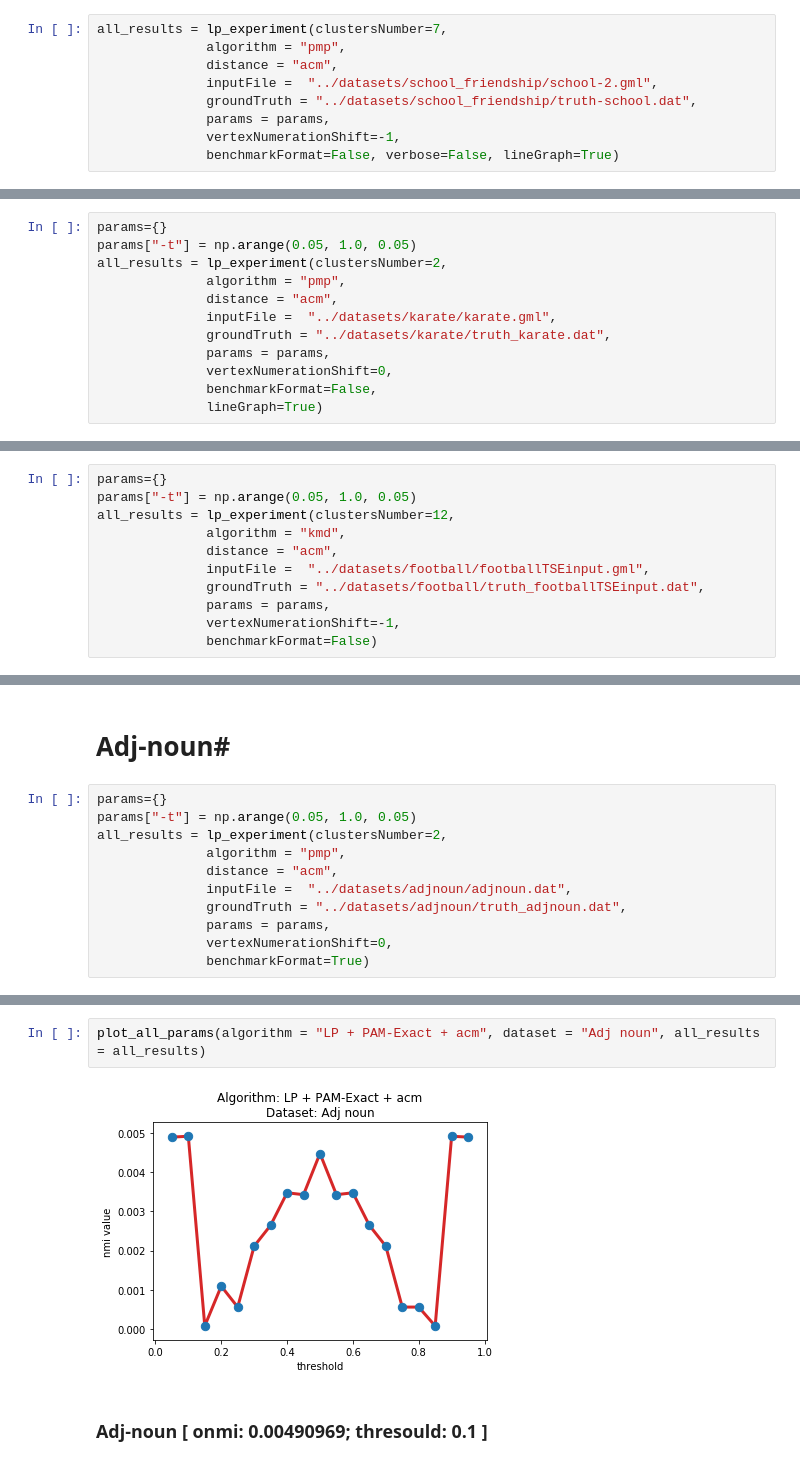
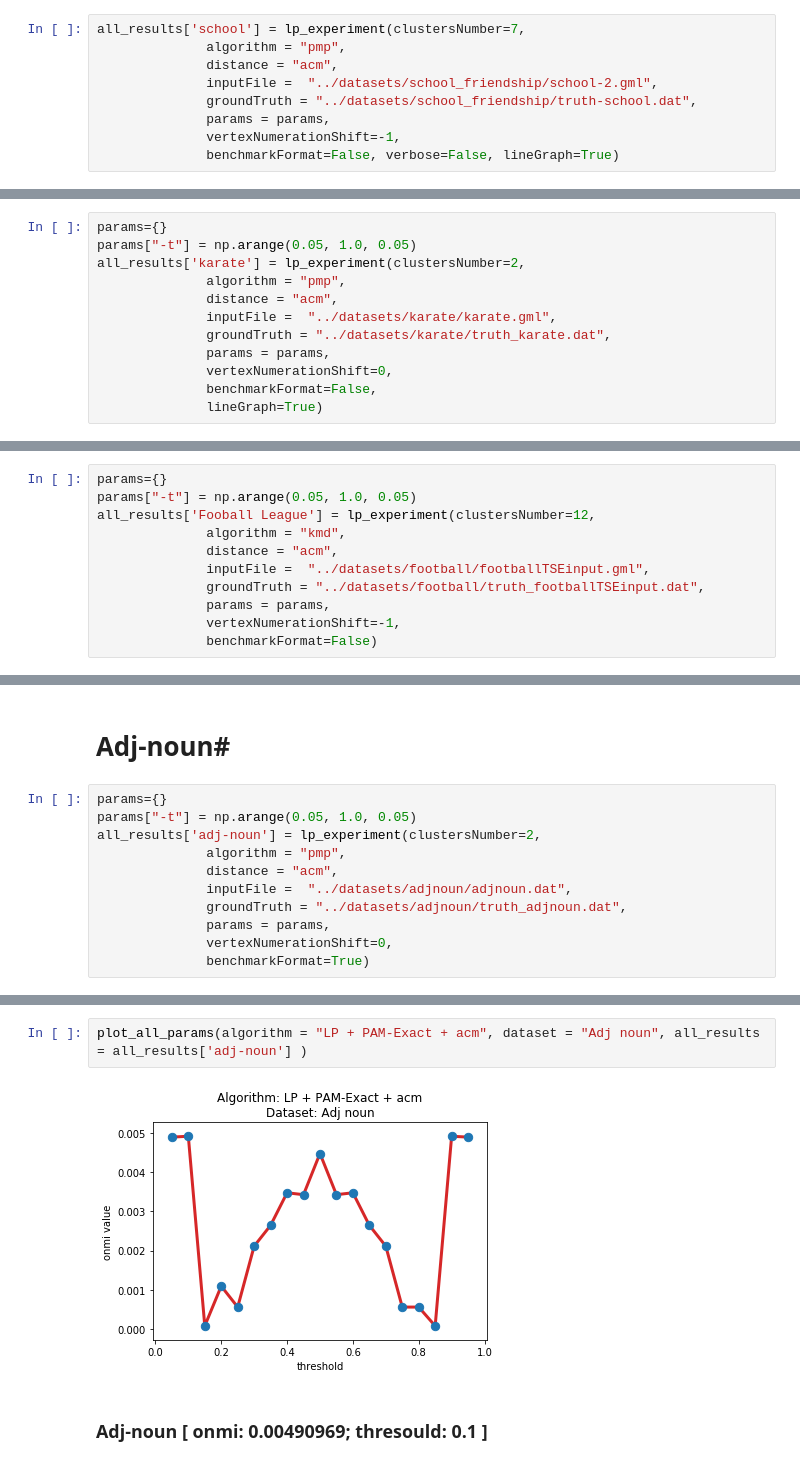
Before and after one commit to aponom84/lpam-clustering, a Jupyter notebook: Scripts/LPAM-Exact-Amplified-Commute-Distance.ipynb, the cells around one changed output, grey strips where cells are left out. Drawn from its saved outputs; the diff is of its cells as text.

```diff
--- a/Scripts/LPAM-Exact-Amplified-Commute-Distance.ipynb
+++ b/Scripts/LPAM-Exact-Amplified-Commute-Distance.ipynb
@@ -125,6 +147,6 @@ params={}
 params["-t"] = np.arange(0.05, 1.0, 0.05)
 # %%
-all_results = lp_experiment(clustersNumber=7,
+all_results['school'] = lp_experiment(clustersNumber=7,
               algorithm = "pmp",
               distance = "acm",
               inputFile =  "../datasets/school_friendship/school-2.gml",
@@ -152,7 +175,7 @@ plot_all_params(algorithm = "LPAM-Exact + acm", dataset = "School Friendship", a
 # %%
 params={}
 params["-t"] = np.arange(0.05, 1.0, 0.05)
-all_results = lp_experiment(clustersNumber=2,
+all_results['karate'] = lp_experiment(clustersNumber=2,
               algorithm = "pmp",
               distance = "acm",
               inputFile =  "../datasets/karate/karate.gml",
@@ -180,7 +203,7 @@ plot_all_params(algorithm = "LPAM-Exact+acm", dataset = "Karate Club ", all_resu
 # %%
 params={}
 params["-t"] = np.arange(0.05, 1.0, 0.05)
-all_results = lp_experiment(clustersNumber=12,
+all_results['Fooball League'] = lp_experiment(clustersNumber=12,
               algorithm = "kmd",
               distance = "acm",
               inputFile =  "../datasets/football/footballTSEinput.gml",
@@ -206,7 +229,7 @@ plot_all_params(algorithm = "LPAM-Heuristic-Clarance + acm", dataset = "American
 # %%
 params={}
 params["-t"] = np.arange(0.05, 1.0, 0.05)
-all_results = lp_experiment(clustersNumber=2,
+all_results['adj-noun'] = lp_experiment(clustersNumber=2,
               algorithm = "pmp",
               distance = "acm",
               inputFile =  "../datasets/adjnoun/adjnoun.dat",
@@ -220,9 +243,9 @@ Output file name: lp_pmp_acm_adjnoun/pmp_adjnoun_ACM_pmp_2.dat
 [interactive output not drawn]
 Best ONMI: 0.00490969 params: '-t 0.1'
 # %%
-plot_all_params(algorithm = "LP + PAM-Exact + acm", dataset = "Adj noun", all_results = all_results)
+plot_all_params(algorithm = "LP + PAM-Exact + acm", dataset = "Adj noun", all_results = all_results['adj-noun'] )
 # %% [output]
-[figure, old version]
+[figure, new version]
 # %% [markdown]
 ### Adj-noun [ onmi: 0.00490969; thresould: 0.1 ]
 # %% [markdown]
```
Also changed, not shown: parts of 18 cells of this notebook, 19 other files.
